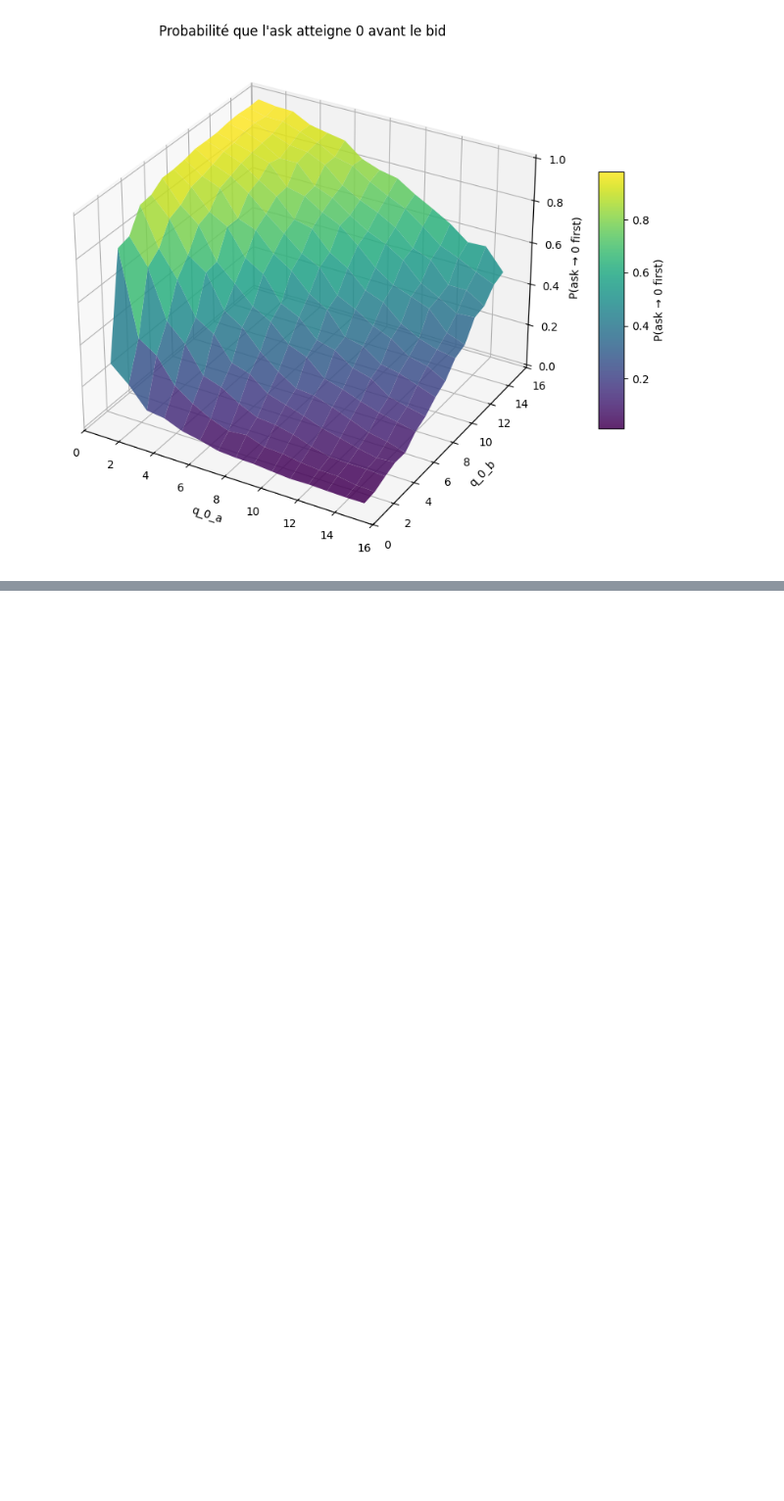
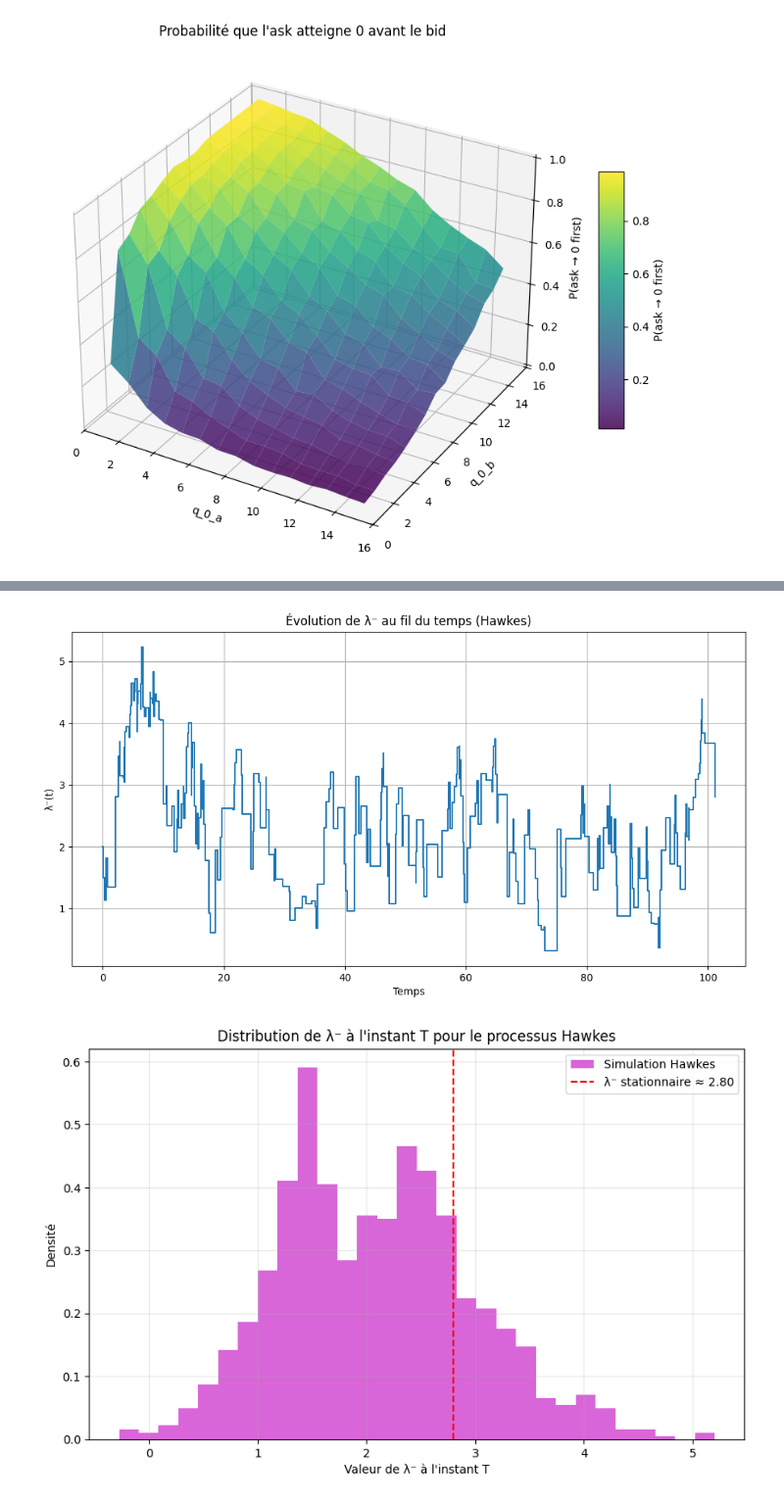
Before and after one commit to anassettahiri2004/Carnet-d-ordres-SNA, a Jupyter notebook: carnet_d_ordres.ipynb, the cells around one changed output, grey strips where cells are left out. Shown at 98% size. Drawn from its saved outputs; the diff is of its cells as text; code cells hidden in the pictures; blank space fills up the shorter version.

```diff
--- a/carnet_d_ordres.ipynb
+++ b/carnet_d_ordres.ipynb
@@ -292,4 +294,7 @@ def plot_proba_as_a_function_of_initial_conditions(lambda_plus, lambda_minus, nu
 plot_proba_as_a_function_of_initial_conditions(LAMBDA_PLUS, LAMBDA_MINUS, num_simulations=1000, q_max=15)
 # %% [output]
 [figure]
+# %%
+def determine_lambda_minus_stationarity(mu_minus, alpha, beta, lambda_plus=LAMBDA_PLUS):
+    return (mu_minus * beta - lambda_plus * alpha) / (beta - alpha)
 # %%
@@ -308,0 +395,6 @@ def hawkes_simulation(lambda_plus, lambda_minus, q_0 = Q_0_A, T):
+# %%
+plot_lambda_minus_over_time(times, lambda_minus_list)
+distribution_last_lambda_minus(T=1000, num_simulations=1000, mu_minus=2, alpha=0.5, beta=1, lambda_plus=LAMBDA_PLUS, q_0=Q_0)
+# %% [output]
+[figure, added]
+[figure, added]
```
Also changed, not shown: parts of 8 cells of this notebook, 1 other file.
